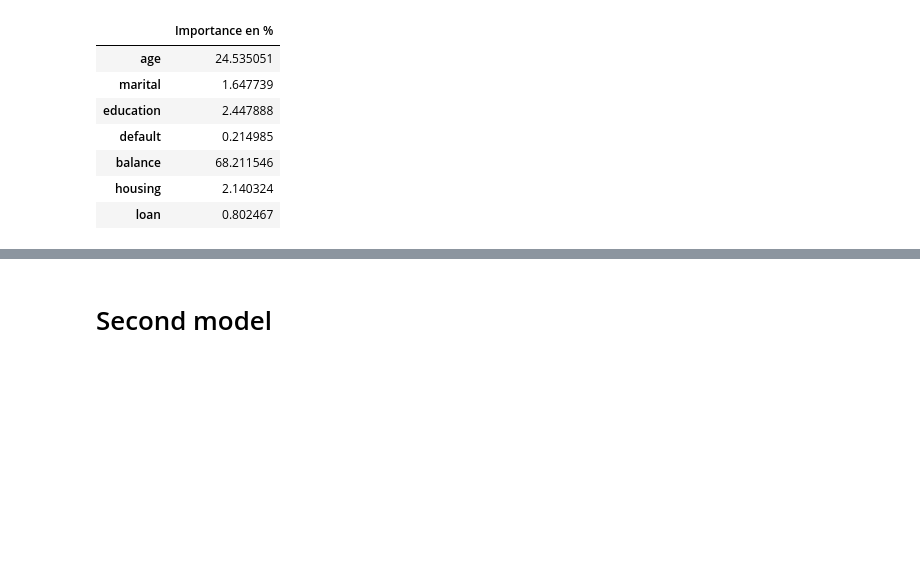
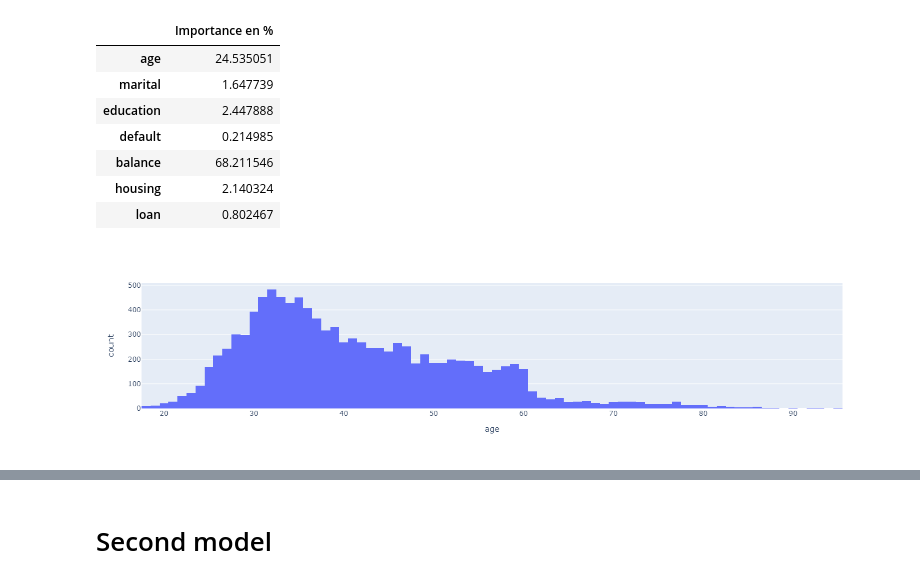
Before and after one commit to ldumay/esiee_2022_ia_tp_banque, a Jupyter notebook: notebook_Zchen.ipynb, the cells around one changed output, grey strips where cells are left out. Cells and saved outputs as stored; diff of their text form; code cells hidden in the pictures; blank space fills up the shorter version.

```diff
--- a/notebook_Zchen.ipynb
+++ b/notebook_Zchen.ipynb
@@ -98,0 +80,19 @@ dfClientData
+# %%
+#split data for the first model
+
+dfClientData = df[['age','marital','education','default','balance','housing','loan','Target']]
+
+# dfClientData
+
+dfClientDataReadable = dfCsv[['age','marital','education','default','balance','housing','loan','Target']]
+# dfClientDataReadable["Target"].value_counts()
+
+count = dfClientDataReadable["Target"].value_counts()
+countNo = count['no']
+countYes = count['yes']
+
+dfTargetNo = dfClientDataReadable.loc[(dfClientDataReadable['Target'] == 'no')].sample(n = countYes, random_state = 23)
+dfTargetYes = dfClientDataReadable.loc[(dfClientDataReadable['Target'] == 'yes')]
+dfClientDataReadable = pd.concat([dfTargetNo, dfTargetYes])
+dfClientDataReadable
+# dfTargetNo['Target'].value_counts()
@@ -150,0 +179,5 @@ pd.DataFrame(rf.feature_importances_*100,x_train.columns, columns=['Importance e
+# %%
+fig = px.histogram(dfClientDataReadable.age, x='age')
+fig.show()
+# %% [output]
+[figure, added]
```
Also changed, not shown: parts of 13 cells of this notebook, 1 other file.
